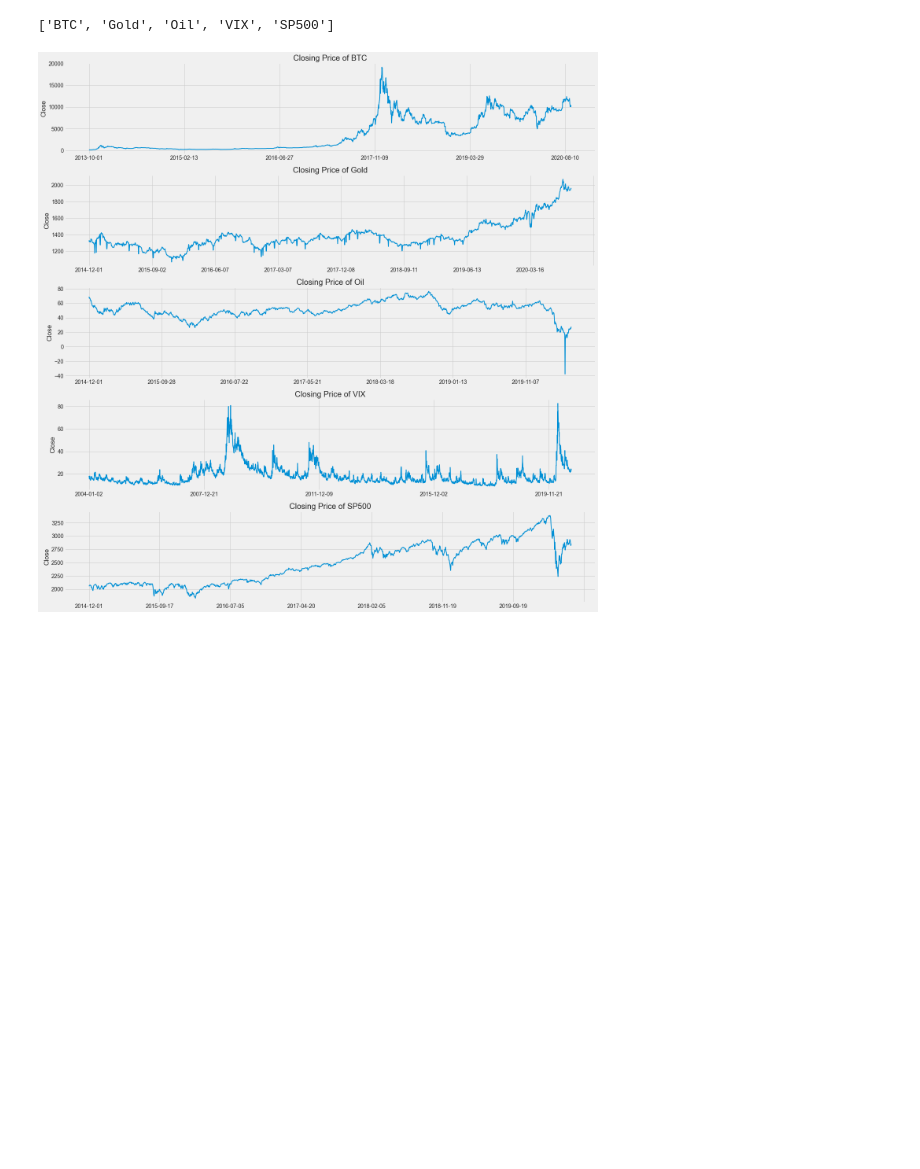
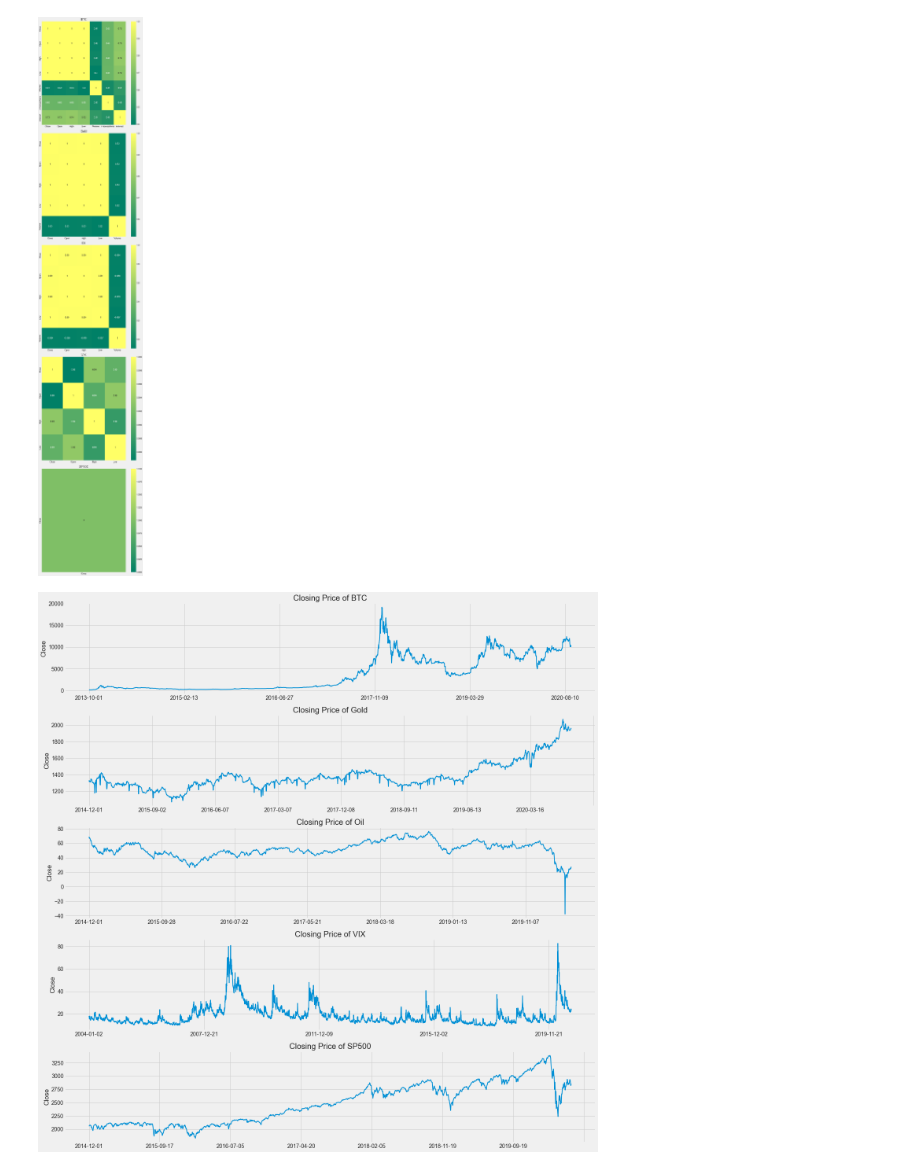
Before and after one commit to brucechan2020/ADA-Assessment, a Jupyter notebook: data-visualization.ipynb, the cells around one changed output. Saved outputs shown, nothing was run; the diff lists cells and outputs as text; code cells hidden in the pictures; blank space fills up the shorter version.

```diff
--- a/data-visualization.ipynb
+++ b/data-visualization.ipynb
@@ -20,10 +20,17 @@ dfs= [df_bc,df_gold,df_oil,df_vix,df_sp500]
 dfs_label=[]
 for df in dfs:
     dfs_label.append((df['Type'].unique()[0]))
-# %%
-dfs_label
-# %% [output]
-['BTC', 'Gold', 'Oil', 'VIX', 'SP500']
+# %%
+plt.figure(figsize=(10, 50))
+
+for i, df in enumerate(dfs, 1):
+    plt.subplot(5, 1, i)
+    sns.heatmap(df.corr(), annot=True, cmap='summer')
+    plt.title(f'{dfs_label[i - 1]}')
+
+plt.tight_layout()
+# %% [output]
+[figure, added]
 # %%
 # Let's see a historical view of the closing price
 plt.figure(figsize=(20,20))
```
Also changed, not shown: parts of 14 cells of this notebook.
